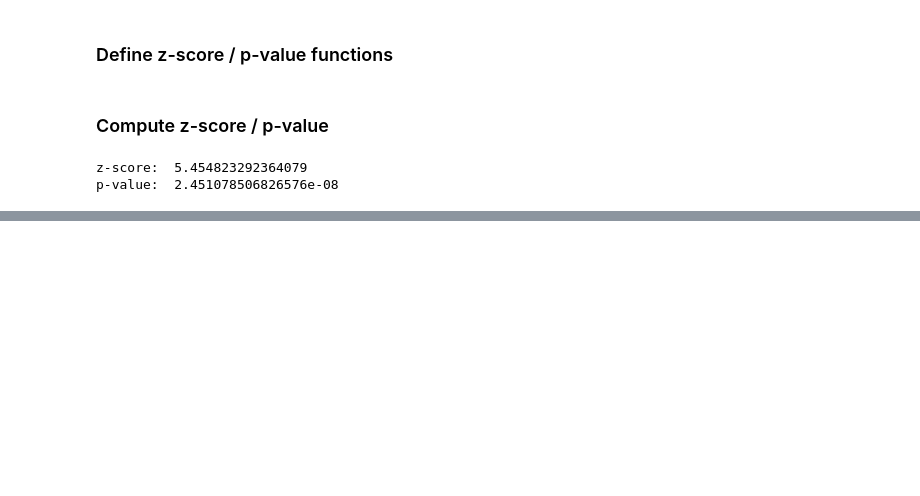
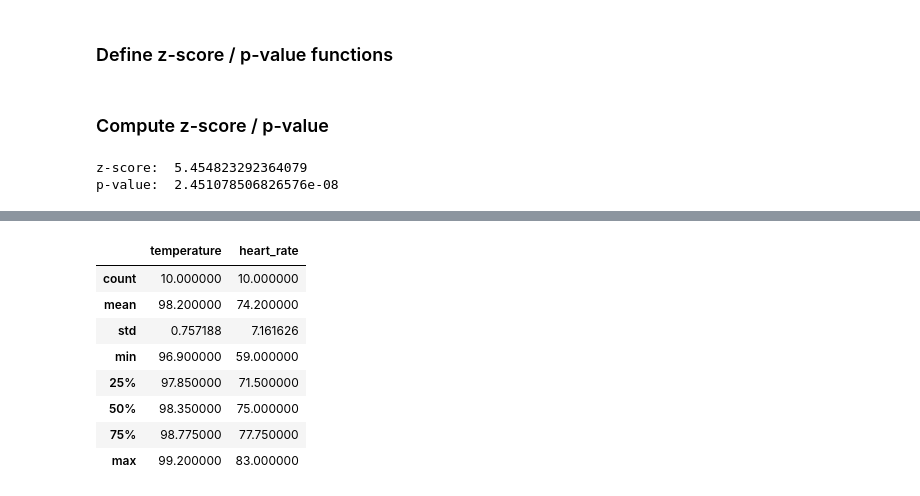
Before and after one commit to coreyjwade/Body_Temperature, a Jupyter notebook: Mean_Body_Temperature.ipynb, the cells around one changed output, grey strips where cells are left out. Cells and saved outputs as stored; diff of their text form; code cells hidden in the pictures; blank space fills up the shorter version.

```diff
--- a/Mean_Body_Temperature.ipynb
+++ b/Mean_Body_Temperature.ipynb
@@ -316,0 +369,12 @@ print(pval)
+# %%
+df_10.describe()
+# %% [output]
+|  | temperature | heart_rate |
+| count | 10.000000 | 10.000000 |
+| mean | 98.200000 | 74.200000 |
+| std | 0.757188 | 7.161626 |
+| min | 96.900000 | 59.000000 |
+| 25% | 97.850000 | 71.500000 |
+| 50% | 98.350000 | 75.000000 |
+| 75% | 98.775000 | 77.750000 |
+| max | 99.200000 | 83.000000 |
```
Also changed, not shown: parts of 55 cells of this notebook.
